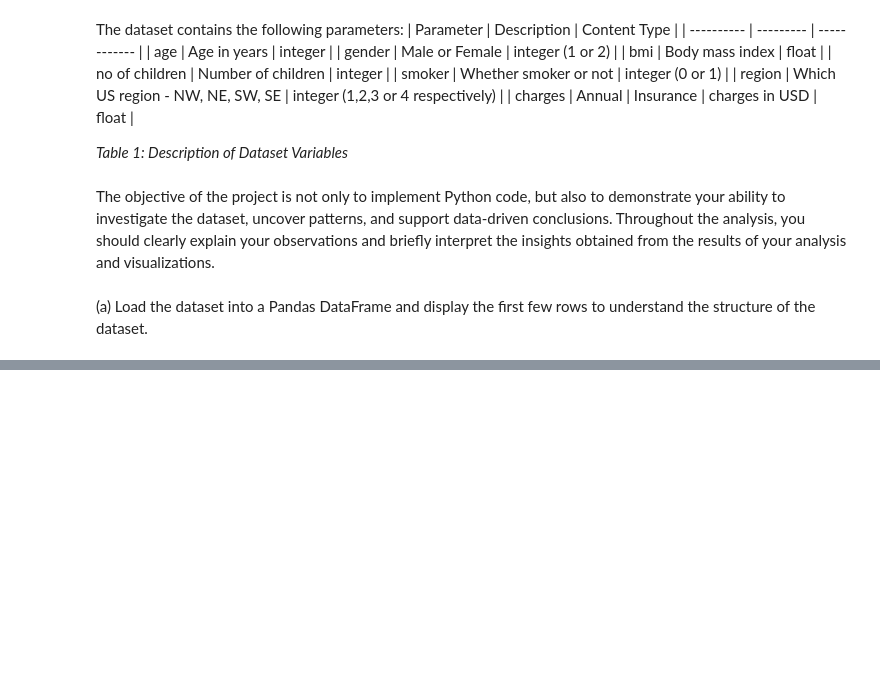
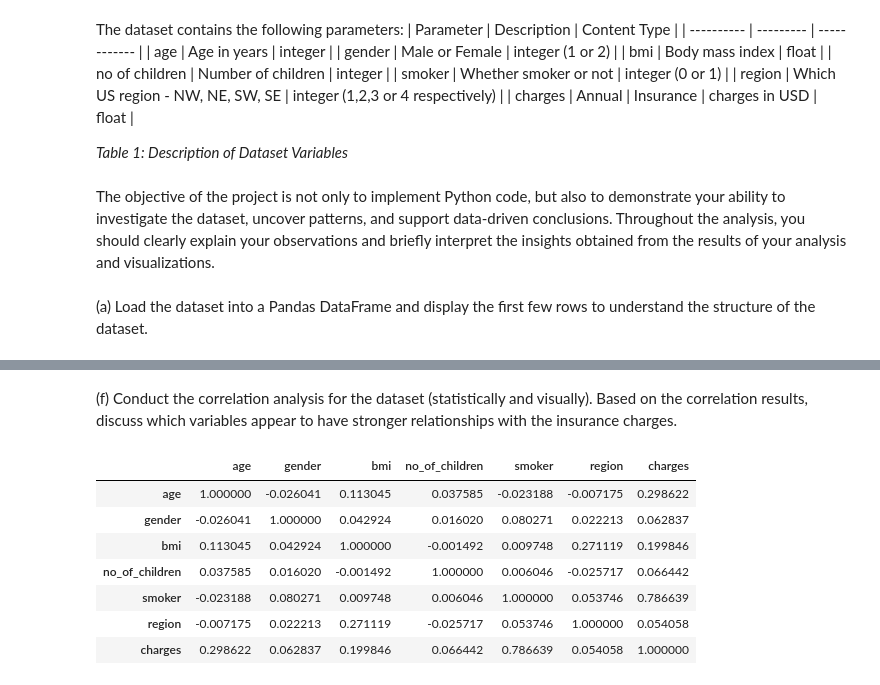
Before and after one commit to jonathern/health_insurance, a Jupyter notebook: Notebook.ipynb, the cells around one changed output, grey strips where cells are left out. Saved outputs shown, nothing was run; the diff lists cells and outputs as text; code cells hidden in the pictures; blank space fills up the shorter version.

```diff
--- a/Notebook.ipynb
+++ b/Notebook.ipynb
@@ -67,0 +255,16 @@ gender_mode = df['your_column'].mode()[0]
+# %% [markdown]
+(f) Conduct the correlation analysis for the dataset (statistically and visually). Based on the correlation
+results, discuss which variables appear to have stronger relationships with the insurance
+charges.
+# %%
+corr = df_cleaned.corr()
+corr
+# %% [output]
+|  | age | gender | bmi | no_of_children | smoker | region | charges |
+| age | 1.000000 | -0.026041 | 0.113045 | 0.037585 | -0.023188 | -0.007175 | 0.298622 |
+| gender | -0.026041 | 1.000000 | 0.042924 | 0.016020 | 0.080271 | 0.022213 | 0.062837 |
+| bmi | 0.113045 | 0.042924 | 1.000000 | -0.001492 | 0.009748 | 0.271119 | 0.199846 |
+| no_of_children | 0.037585 | 0.016020 | -0.001492 | 1.000000 | 0.006046 | -0.025717 | 0.066442 |
+| smoker | -0.023188 | 0.080271 | 0.009748 | 0.006046 | 1.000000 | 0.053746 | 0.786639 |
+| region | -0.007175 | 0.022213 | 0.271119 | -0.025717 | 0.053746 | 1.000000 | 0.054058 |
+| charges | 0.298622 | 0.062837 | 0.199846 | 0.066442 | 0.786639 | 0.054058 | 1.000000 |
```
Also changed, not shown: parts of 29 cells of this notebook, 1 other file.
